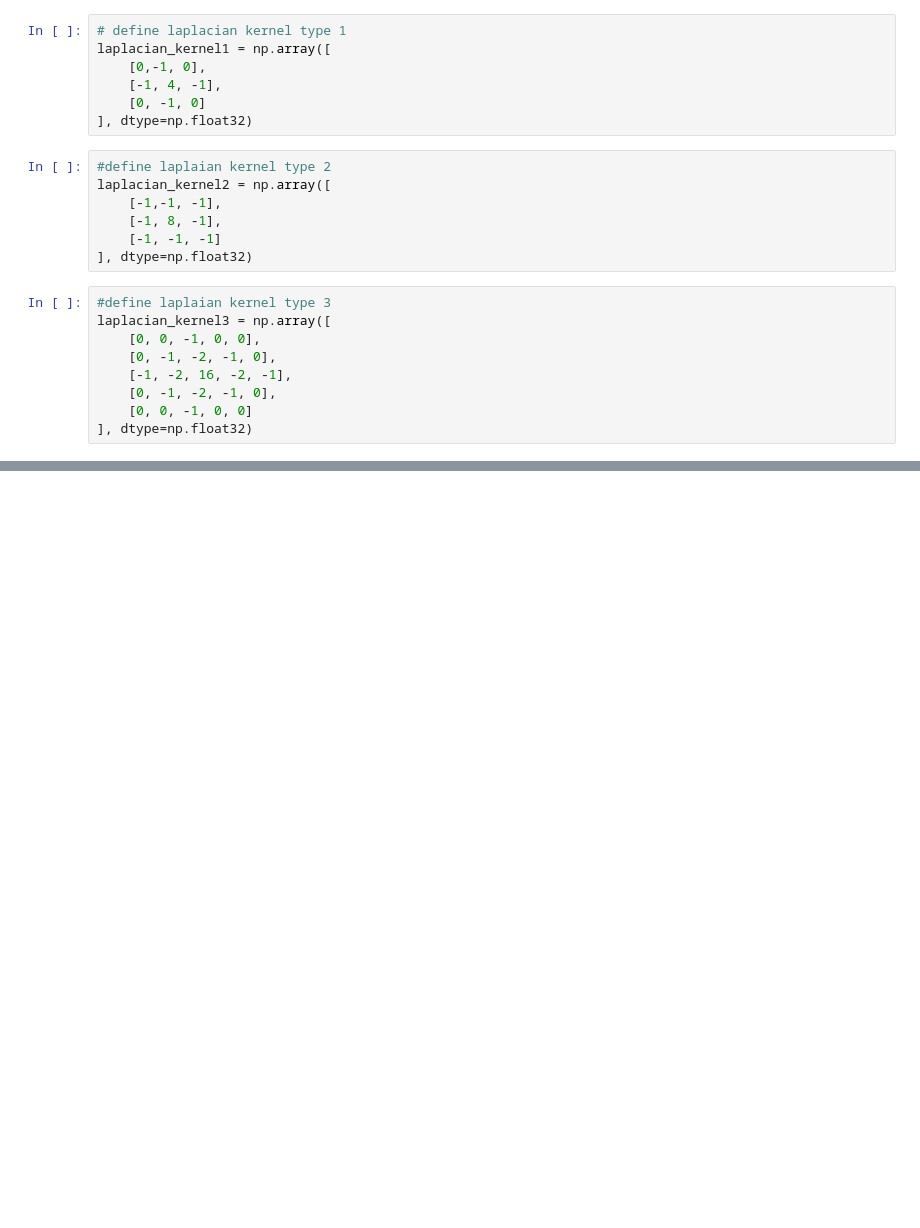
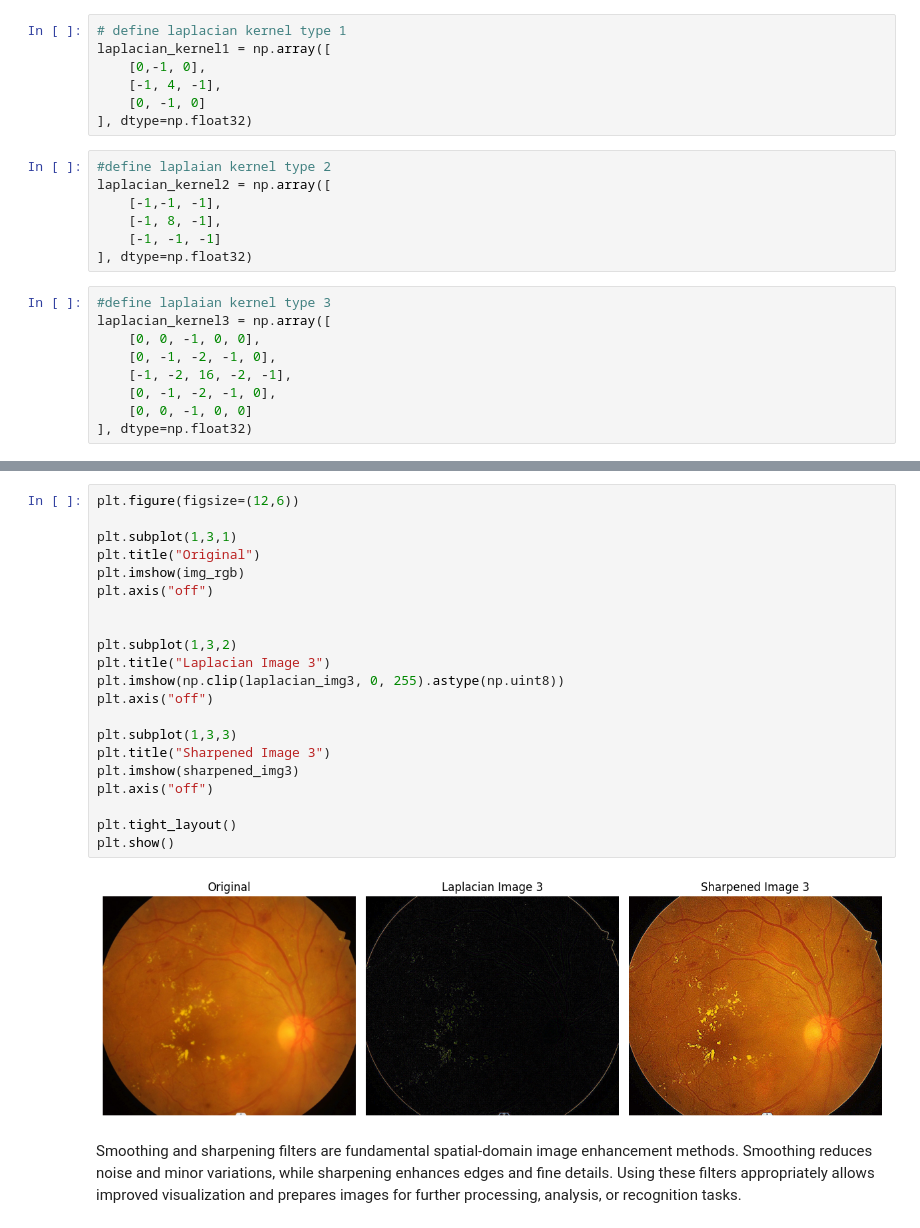
Before and after one commit to manasi00/Digital-Image-Processing, a Jupyter notebook: imagesmoothing.ipynb, the cells around one changed output, grey strips where cells are left out. Saved outputs shown, nothing was run; the diff lists cells and outputs as text; blank space fills up the shorter version.

```diff
--- a/imagesmoothing.ipynb
+++ b/imagesmoothing.ipynb
@@ -188,0 +247,25 @@ laplacian_kernel3 = np.array([
+# %%
+plt.figure(figsize=(12,6))
+
+plt.subplot(1,3,1)
+plt.title("Original")
+plt.imshow(img_rgb)
+plt.axis("off")
+
+
+plt.subplot(1,3,2)
+plt.title("Laplacian Image 3")
+plt.imshow(np.clip(laplacian_img3, 0, 255).astype(np.uint8))
+plt.axis("off")
+
+plt.subplot(1,3,3)
+plt.title("Sharpened Image 3")
+plt.imshow(sharpened_img3)
+plt.axis("off")
+
+plt.tight_layout()
+plt.show()
+# %% [output]
+[figure, added]
+# %% [markdown]
+Smoothing and sharpening filters are fundamental spatial-domain image enhancement methods. Smoothing reduces noise and minor variations, while sharpening enhances edges and fine details. Using these filters appropriately allows improved visualization and prepares images for further processing, analysis, or recognition tasks.
```
Also changed, not shown: parts of 5 cells of this notebook.
